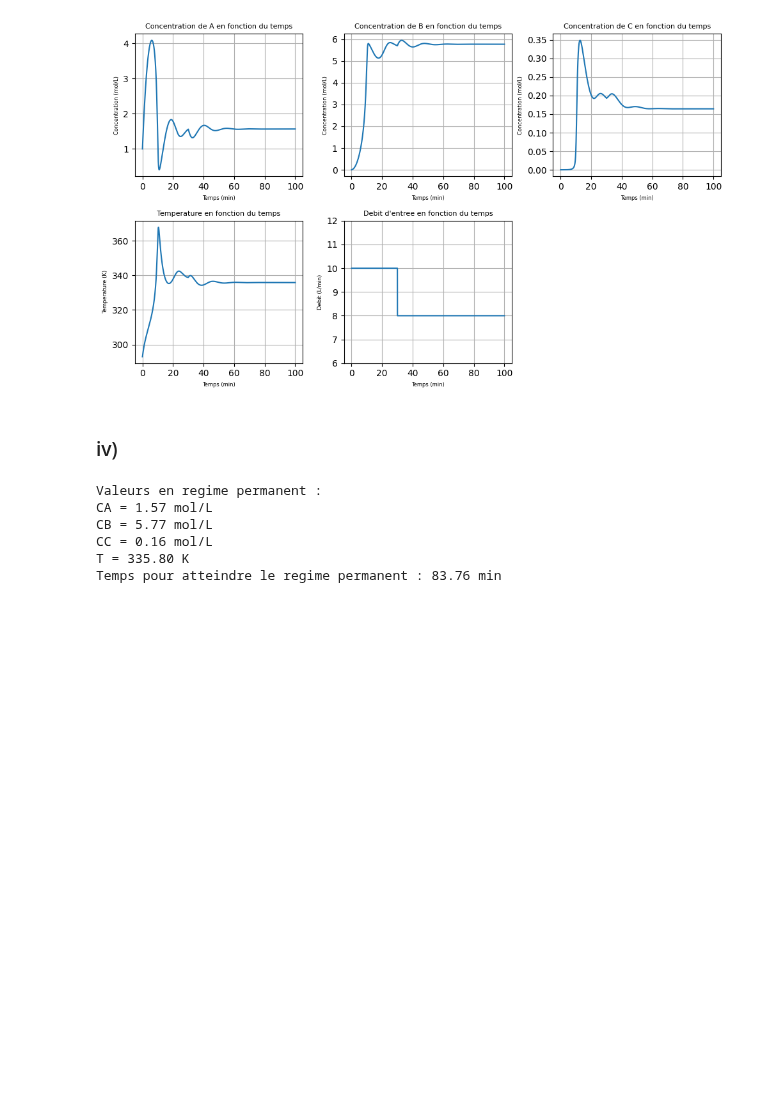
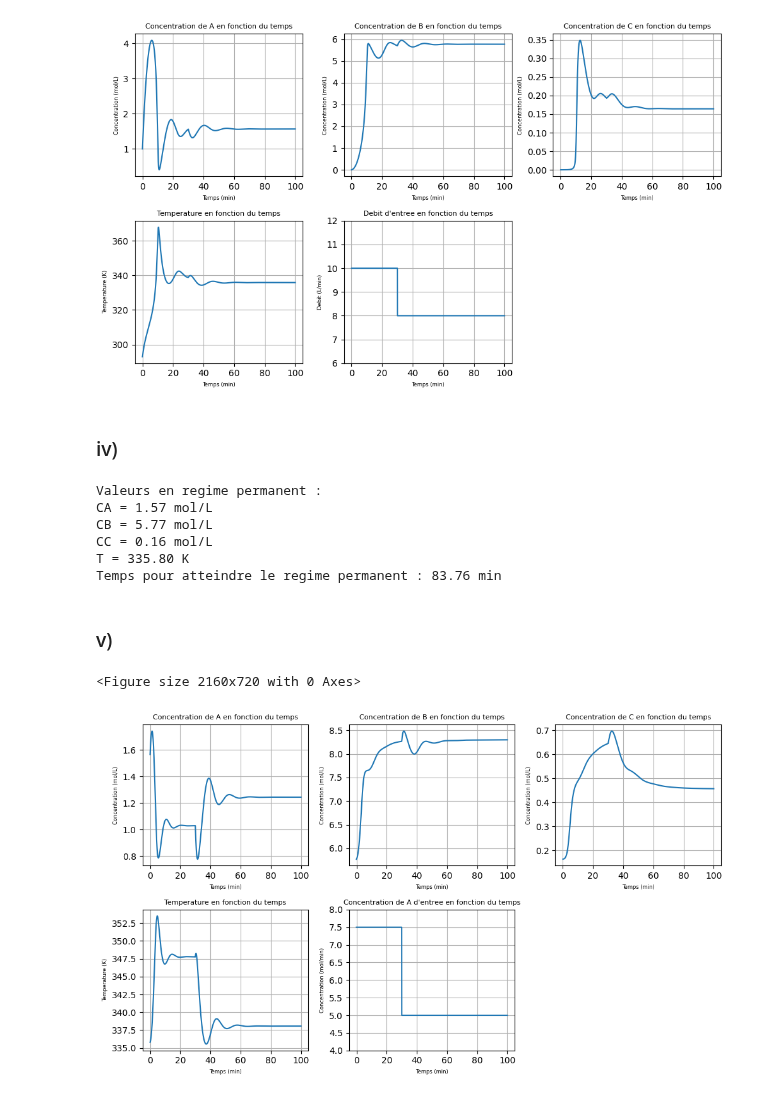
Before and after one commit to corallyyy/GCH2120, a Jupyter notebook: TD 3.ipynb, the cells around one changed output. Cells and saved outputs as stored; diff of their text form; code cells hidden in the pictures; blank space fills up the shorter version.

```diff
--- a/TD 3.ipynb
+++ b/TD 3.ipynb
@@ -193,3 +193,82 @@ CB = 5.77 mol/L
 CC = 0.16 mol/L
 T = 335.80 K
 Temps pour atteindre le regime permanent : 83.76 min
+# %% [markdown]
+### v)
+# %%
+def bilans_changement_CAin(x, p, u):
+    [CA, CB, CC, T] = x #Variables d'etat
+    [F, Tin, V, Hr1, Hr2, Cp, UA, Tc, rho] = p #parametres
+    [CAin] = u #Variable manipulee
+    #Eq. diff
+    k1 = 2.53 * 10**9 *np.exp (-7500 / T)
+    k2 = 7.34 * 10**9 * np.exp(-9500 / T)
+    dCA = (F / V) * (CAin - CA) - k1 * CA
+    dCB = -(F / V) * CB + k1 * CA - k2 * CB
+    dCC = -(F / V) * CC + k2 * CB
+    dT = (F / V) * (Tin - T) + (1 / (rho * Cp)) * (- k1 * CA * Hr1 - k2 * CB * Hr2) - (UA * (T - Tc)) / (rho * V * Cp)
+    return(dCA, dCB, dCC, dT)
+
+def manip_CAin(t, x, p, t_changement):
+    if t < t_changement:
+        u = [7.5]
+    else:
+        u = [5.0]
+    return bilans_changement(x, p, u)
+
+#Conditions initiales
+x0 = [CA[-1], CB[-1], CC[-1], T[-1]]
+p = [10, 293, 60, -71.9, 33.1, 4.18, 85, 313, 1.0]
+t_sim = [0, 100] #en min
+t_changement = 30 #en min
+
+sim = solve_ivp(manip_CAin, t_sim, x0, method = 'RK45', args = (p, t_changement), max_step = 0.01)
+
+#Graphiques
+plt.figure(figsize=(18, 6), dpi=120)
+fig, axs = plt.subplots(2, 3, figsize=(10, 6))
+CA, CB, CC, T = sim.y
+
+#Graph1
+axs[0,0].plot(sim.t, CA)
+axs[0,0].set_title('Concentration de A en fonction du temps', fontsize = 8)
+axs[0,0].set_ylabel('Concentration (mol/L)', fontsize = 6)
+axs[0,0].set_xlabel('Temps (min)', fontsize = 6)
+axs[0,0].grid()
+
+#Graph2
+axs[0,1].plot(sim.t, CB)
+axs[0,1].set_title('Concentration de B en fonction du temps', fontsize = 8)
+axs[0,1].set_ylabel('Concentration (mol/L)', fontsize = 6)
+axs[0,1].set_xlabel('Temps (min)', fontsize = 6)
+axs[0,1].grid()
+
+#Graph3
+axs[0,2].plot(sim.t, CC)
+axs[0,2].set_title('Concentration de C en fonction du temps', fontsize = 8)
+axs[0,2].set_ylabel('Concentration (mol/L)', fontsize = 6)
+axs[0,2].set_xlabel('Temps (min)', fontsize = 6)
+axs[0,2].grid()
+
+#Graph4
+axs[1,0].plot(sim.t, T)
+axs[1,0].set_title('Temperature en fonction du temps', fontsize = 8)
+axs[1,0].set_ylabel('Temperature (K)', fontsize = 6)
+axs[1,0].set_xlabel('Temps (min)', fontsize = 6)
+axs[1,0].grid()
+
+#Graph5
+axs[1,1].plot(sim.t, np.where(sim.t < t_changement, 7.5, 5.0))
+axs[1,1].set_title("Concentration de A d'entree en fonction du temps", fontsize = 8)
+axs[1,1].set_ylim(4, 8)
+axs[1,1].set_ylabel('Concentration (mol/min)', fontsize = 6)
+axs[1,1].set_xlabel('Temps (min)', fontsize = 6)
+axs[1,1].grid()
+
+axs[1, 2].axis('off')
+
+plt.tight_layout()
+plt.show()
+# %% [output]
+<Figure size 2160x720 with 0 Axes>
+[figure, added]
```
Also changed, not shown: parts of 2 cells of this notebook.
